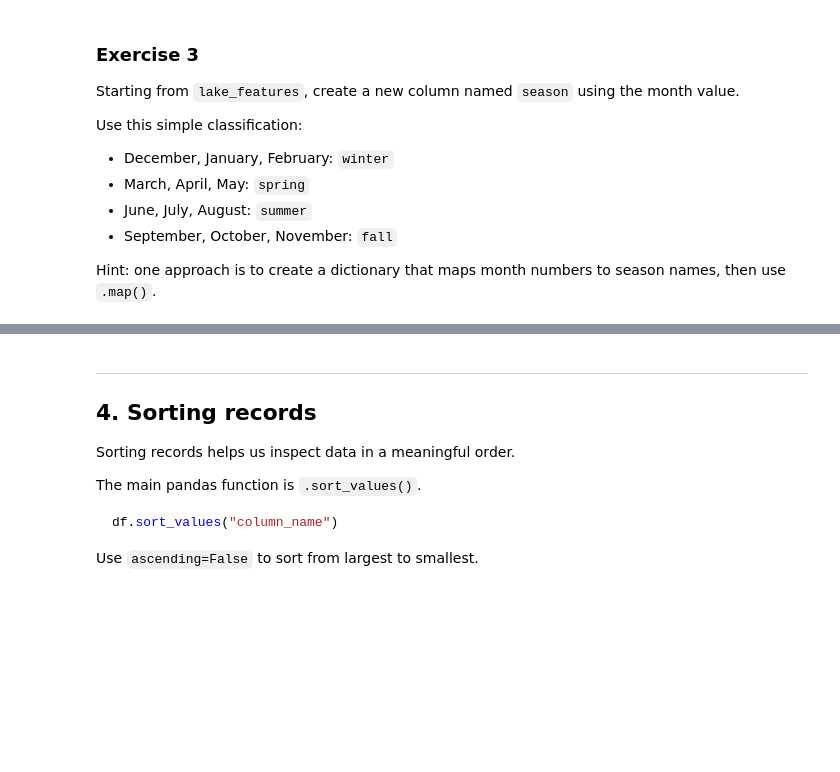
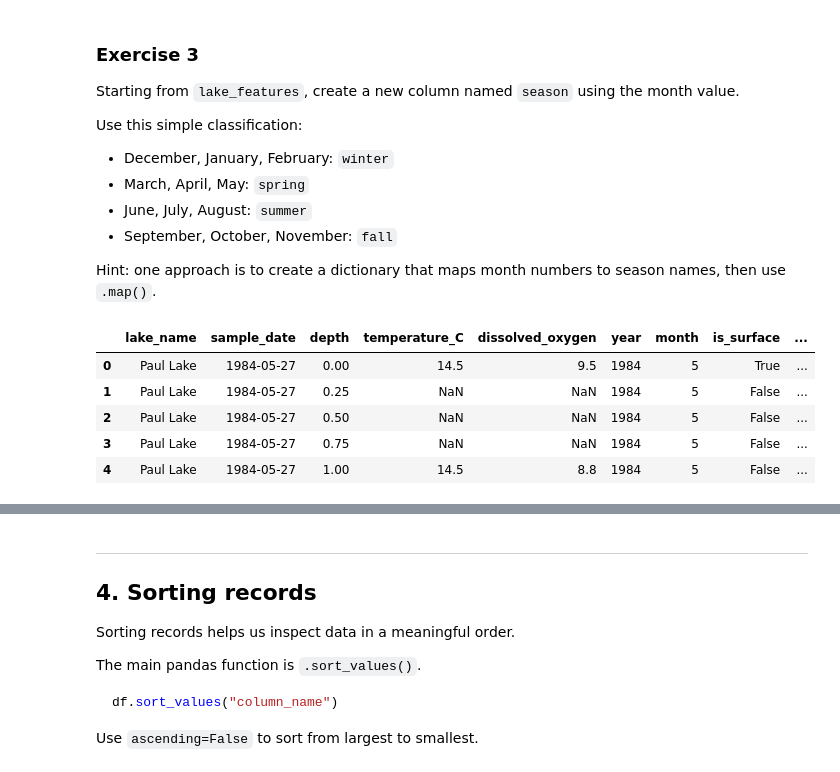
Before and after one commit to sarahj-hall/ENV700, a Jupyter notebook: Lessons/M4-data-wrangling-2.ipynb, the cells around one changed output, grey strips where cells are left out. Drawn from its saved outputs; the diff is of its cells as text; code cells hidden in the pictures; blank space fills up the shorter version.

```diff
--- a/Lessons/M4-data-wrangling-2.ipynb
+++ b/Lessons/M4-data-wrangling-2.ipynb
@@ -324,5 +324,29 @@ Use this simple classification:
 - September, October, November: `fall`
 
 Hint: one approach is to create a dictionary that maps month numbers to season names, then use `.map()`.
+# %%
+#method one with .assign and method chaining
+season_dict = {
+    12 : "winter", 1 : "winter", 2 : "winter",
+    3 : "spring", 4 : "spring", 5: "spring",
+    6 : "summer", 7 : "summer", 8 : "summer",
+    9 : "fall", 10 : "fall", 11 : "fall"
+}
+
+lake_features_season = (
+    lake_features_chained
+    .assign(
+       season=lambda df: df["month"].map(season_dict)
+    )
+)
+
+lake_features_season.head()
+# %% [output]
+|  | lake_name | sample_date | depth | temperature_C | dissolved_oxygen | year | month | is_surface | ... |
+| 0 | Paul Lake | 1984-05-27 | 0.00 | 14.5 | 9.5 | 1984 | 5 | True | ... |
+| 1 | Paul Lake | 1984-05-27 | 0.25 | NaN | NaN | 1984 | 5 | False | ... |
+| 2 | Paul Lake | 1984-05-27 | 0.50 | NaN | NaN | 1984 | 5 | False | ... |
+| 3 | Paul Lake | 1984-05-27 | 0.75 | NaN | NaN | 1984 | 5 | False | ... |
+| 4 | Paul Lake | 1984-05-27 | 1.00 | 14.5 | 8.8 | 1984 | 5 | False | ... |
 # %%
 # Exercise 3
```
Also changed, not shown: parts of 19 cells of this notebook, 2 other files.
